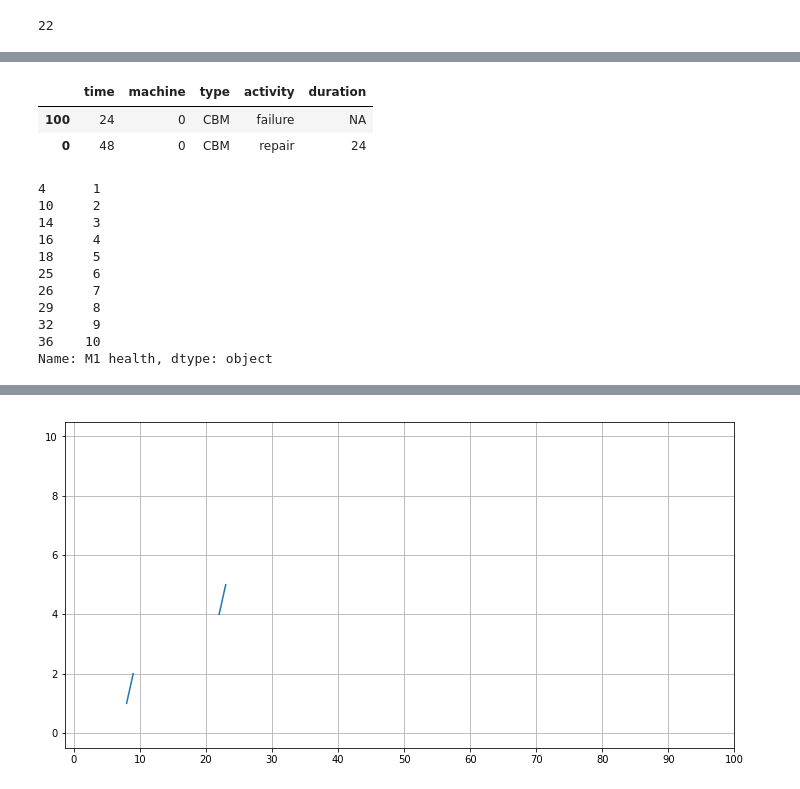
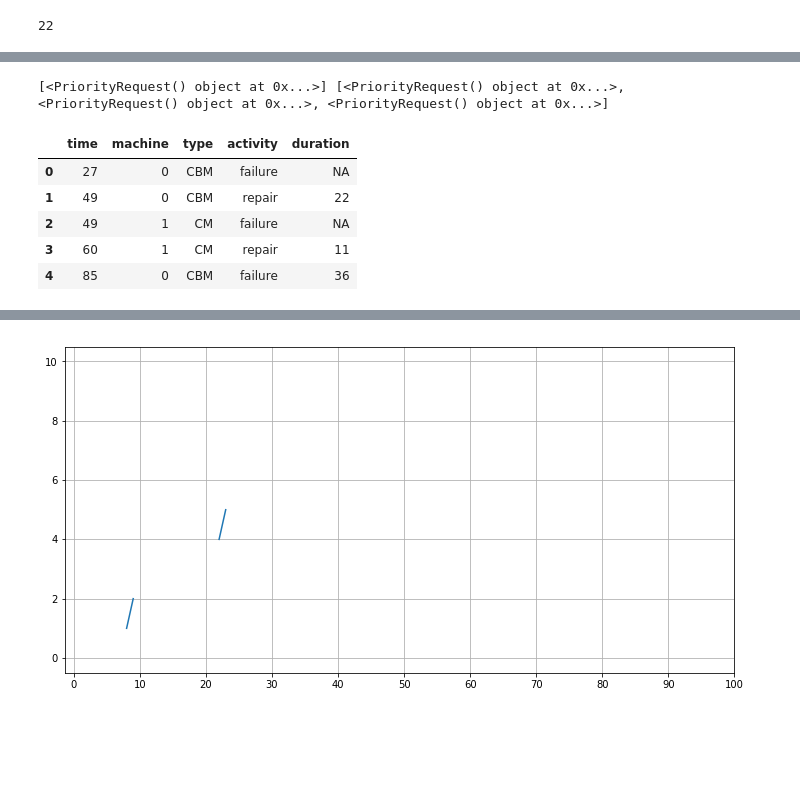
Before and after one commit to m-hoff/simantha, a Jupyter notebook: test.ipynb, the cells around one changed output, grey strips where cells are left out. Drawn from its saved outputs; the diff is of its cells as text; code cells hidden in the pictures; blank space fills up the shorter version.

```diff
--- a/test.ipynb
+++ b/test.ipynb
@@ -80,20 +86,14 @@ Interrupt: Interrupt(None)
+# %%
+sys.env.step()
+print(sys.repairman.users, sys.repairman.put_queue)
+# %% [output]
+[<PriorityRequest() object at 0x...>] [<PriorityRequest() object at 0x...>, <PriorityRequest() object at 0x...>, <PriorityRequest() object at 0x...>]
 # %%
-sys.maintenance_data.dropna()
+sys.maintenance_data
 # %% [output]
 |  | time | machine | type | activity | duration |
-| 100 | 24 | 0 | CBM | failure | NA |
-| 0 | 48 | 0 | CBM | repair | 24 |
+| 0 | 27 | 0 | CBM | failure | NA |
+| 1 | 49 | 0 | CBM | repair | 22 |
+| 2 | 49 | 1 | CM | failure | NA |
+| 3 | 60 | 1 | CM | repair | 11 |
+| 4 | 85 | 0 | CBM | failure | 36 |
-# %%
-sys.machine_data['M1 health'].dropna()
-# %% [output]
-4      1
-10     2
-14     3
-16     4
-18     5
-25     6
-26     7
-29     8
-32     9
-36    10
-Name: M1 health, dtype: object
```
Also changed, not shown: parts of 5 cells of this notebook, 1 other file.
